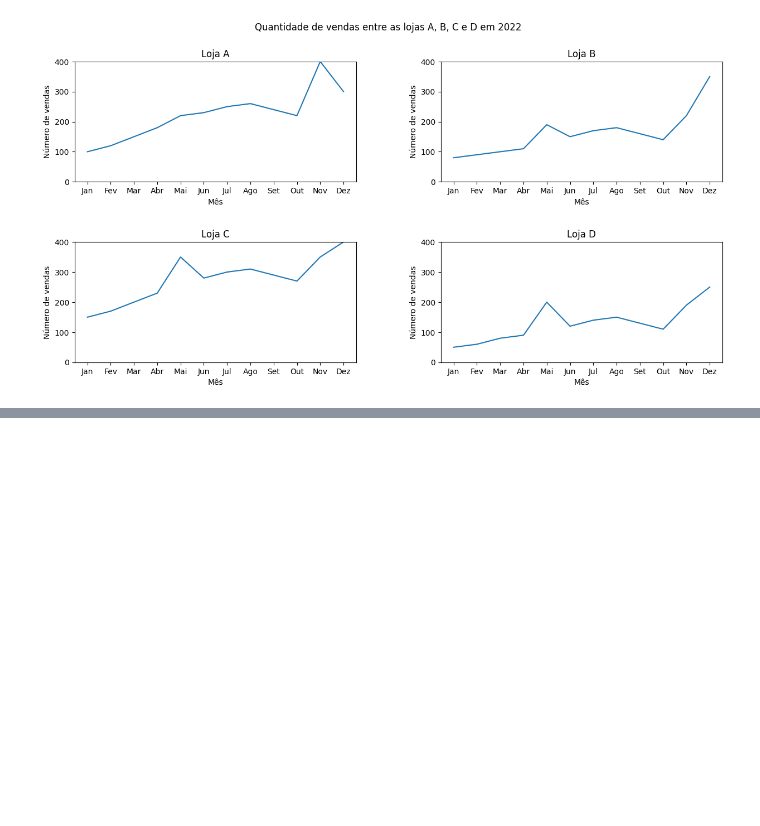
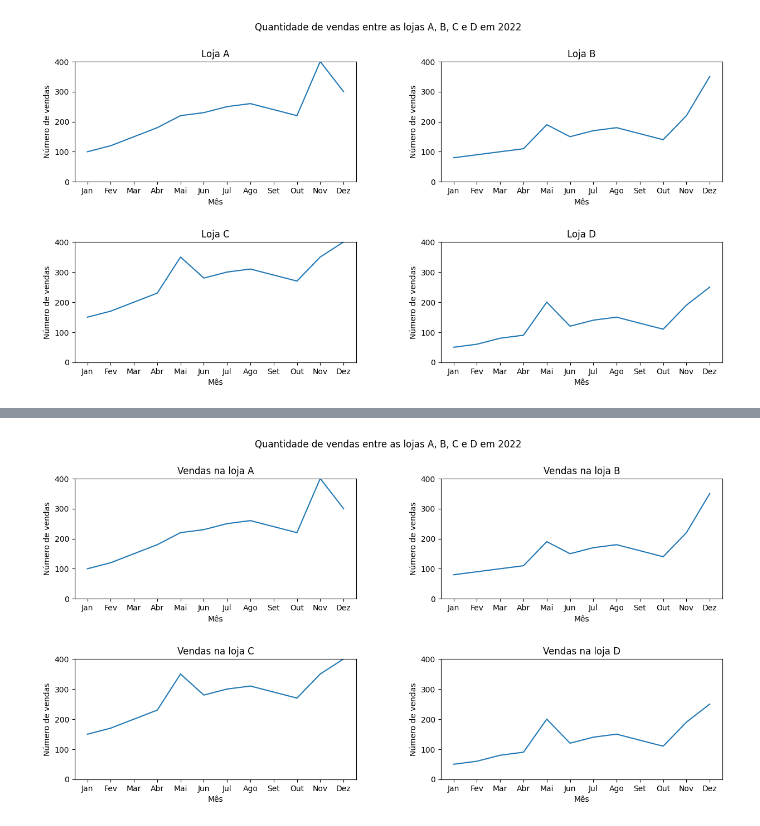
Before and after one commit to strawndri/python-ds-data-visualization-graficos-bibliotecas, a Jupyter notebook: Desafios.ipynb, the cells around one changed output, grey strips where cells are left out. Cells and saved outputs as stored; diff of their text form; code cells hidden in the pictures; blank space fills up the shorter version.

```diff
--- a/Desafios.ipynb
+++ b/Desafios.ipynb
@@ -188,0 +196,19 @@ plt.show()
+# %%
+lojas = ['A', 'B', 'C', 'D']
+
+vendas_2022 = {'Jan': [100, 80, 150, 50],
+    'Fev': [120, 90, 170, 60],
+    'Mar': [150, 100, 200, 80],
+    'Abr': [180, 110, 230, 90],
+    'Mai': [220, 190, 350, 200],
+    'Jun': [230, 150, 280, 120],
+    'Jul': [250, 170, 300, 140],
+    'Ago': [260, 180, 310, 150],
+    'Set': [240, 160, 290, 130],
+    'Out': [220, 140, 270, 110],
+    'Nov': [400, 220, 350, 190],
+    'Dez': [300, 350, 400, 250]
+}
+# %%
+df = pd.DataFrame(vendas_2022, lojas)
+df
@@ -188,0 +221,22 @@ plt.show()
+# %%
+fig, axs = plt.subplots(2, 2, figsize = (15, 7))
+fig.subplots_adjust(hspace = 0.5, wspace = 0.3)
+fig.suptitle('Quantidade de vendas entre as lojas A, B, C e D em 2022')
+
+for i, ax in enumerate(axs.flat):
+  ax.plot(df.loc[df.index[i]])
+  ax.set_title(f'Vendas na loja {df.index[i]}')
+
+for ax in axs.flat:
+  ax.set_xlabel('Mês')
+  ax.set_ylabel('Número de vendas')
+
+ymin = 0
+ymax = 400
+
+for ax in axs.ravel():
+  ax.set_ylim(ymin, ymax)
+
+plt.show()
+# %% [output]
+[figure, added]
```
Also changed, not shown: parts of 3 cells of this notebook.
